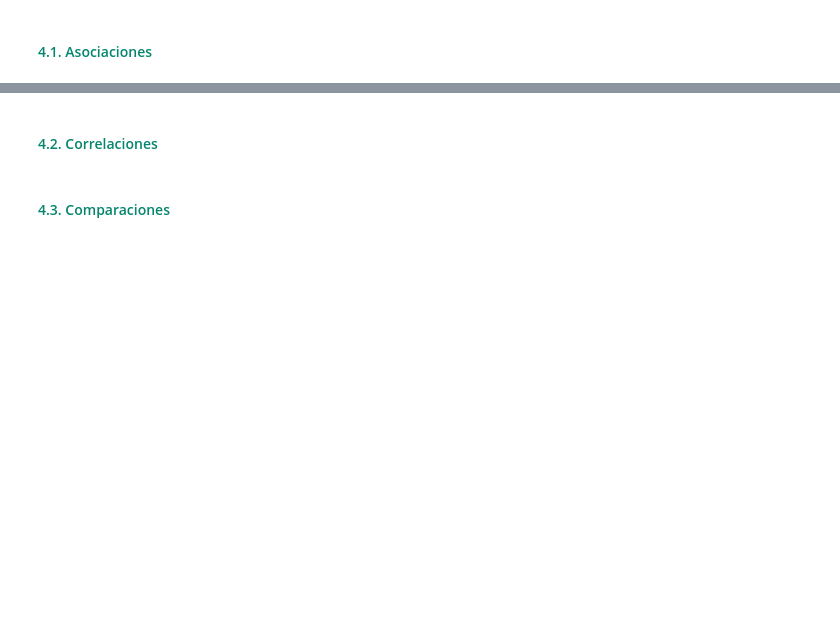
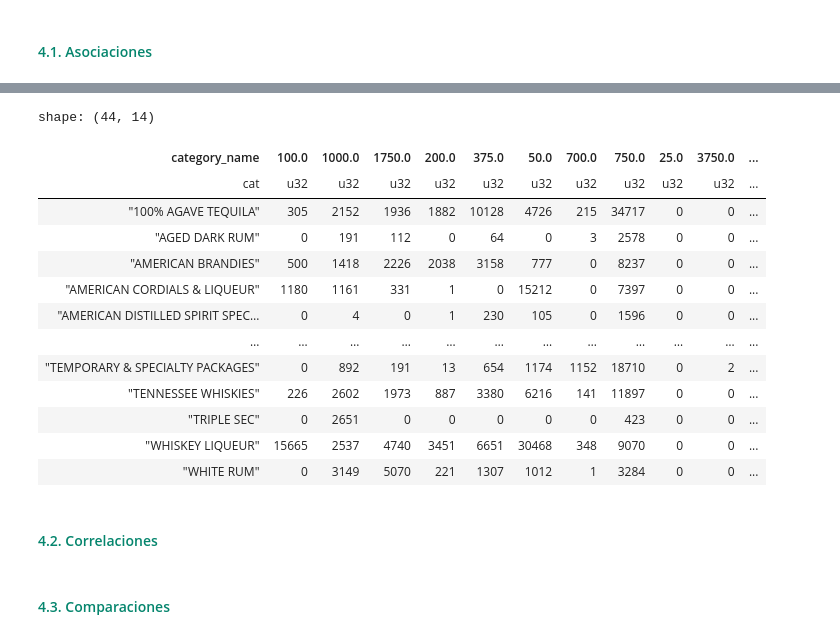
Before and after one commit to charliebrown007/Proyecto_UCB_2da_fase, a Jupyter notebook: 03_scripts/s_04_Fase_02.ipynb, the cells around one changed output, grey strips where cells are left out. Cells and saved outputs as stored; diff of their text form; code cells hidden in the pictures; blank space fills up the shorter version.

```diff
--- a/03_scripts/s_04_Fase_02.ipynb
+++ b/03_scripts/s_04_Fase_02.ipynb
@@ -286,3 +380,30 @@ $ store_no       <i64> 4296, 4296, 4296, 4296, 4296, 4296, 4296, 4296, 4296, 429
+# %%
+
+( df_01
+    .group_by(['category_name', 'bottle_volume_ml'])
+    .len(name = 'count')
+    .sort(['category_name', 'bottle_volume_ml'])
+    .pivot(
+        on = 'bottle_volume_ml',
+        index = 'category_name',
+        values = 'count' )
+    .fill_null(0)
+    )
+# %% [output]
+shape: (44, 14)
+| category_name | 100.0 | 1000.0 | 1750.0 | 200.0 | 375.0 | 50.0 | 700.0 | 750.0 | 25.0 | 3750.0 | ... |
+| cat | u32 | u32 | u32 | u32 | u32 | u32 | u32 | u32 | u32 | u32 | ... |
+| "100% AGAVE TEQUILA" | 305 | 2152 | 1936 | 1882 | 10128 | 4726 | 215 | 34717 | 0 | 0 | ... |
+| "AGED DARK RUM" | 0 | 191 | 112 | 0 | 64 | 0 | 3 | 2578 | 0 | 0 | ... |
+| "AMERICAN BRANDIES" | 500 | 1418 | 2226 | 2038 | 3158 | 777 | 0 | 8237 | 0 | 0 | ... |
+| "AMERICAN CORDIALS & LIQUEUR" | 1180 | 1161 | 331 | 1 | 0 | 15212 | 0 | 7397 | 0 | 0 | ... |
+| "AMERICAN DISTILLED SPIRIT SPEC… | 0 | 4 | 0 | 1 | 230 | 105 | 0 | 1596 | 0 | 0 | ... |
+| … | … | … | … | … | … | … | … | … | … | … | ... |
+| "TEMPORARY & SPECIALTY PACKAGES" | 0 | 892 | 191 | 13 | 654 | 1174 | 1152 | 18710 | 0 | 2 | ... |
+| "TENNESSEE WHISKIES" | 226 | 2602 | 1973 | 887 | 3380 | 6216 | 141 | 11897 | 0 | 0 | ... |
+| "TRIPLE SEC" | 0 | 2651 | 0 | 0 | 0 | 0 | 0 | 423 | 0 | 0 | ... |
+| "WHISKEY LIQUEUR" | 15665 | 2537 | 4740 | 3451 | 6651 | 30468 | 348 | 9070 | 0 | 0 | ... |
+| "WHITE RUM" | 0 | 3149 | 5070 | 221 | 1307 | 1012 | 1 | 3284 | 0 | 0 | ... |
 # %% [markdown]
 <h4 style="color:#05856d">4.2. Correlaciones</h4>
 # %% [markdown]
```
Also changed, not shown: parts of 17 cells of this notebook, 8 other files.
